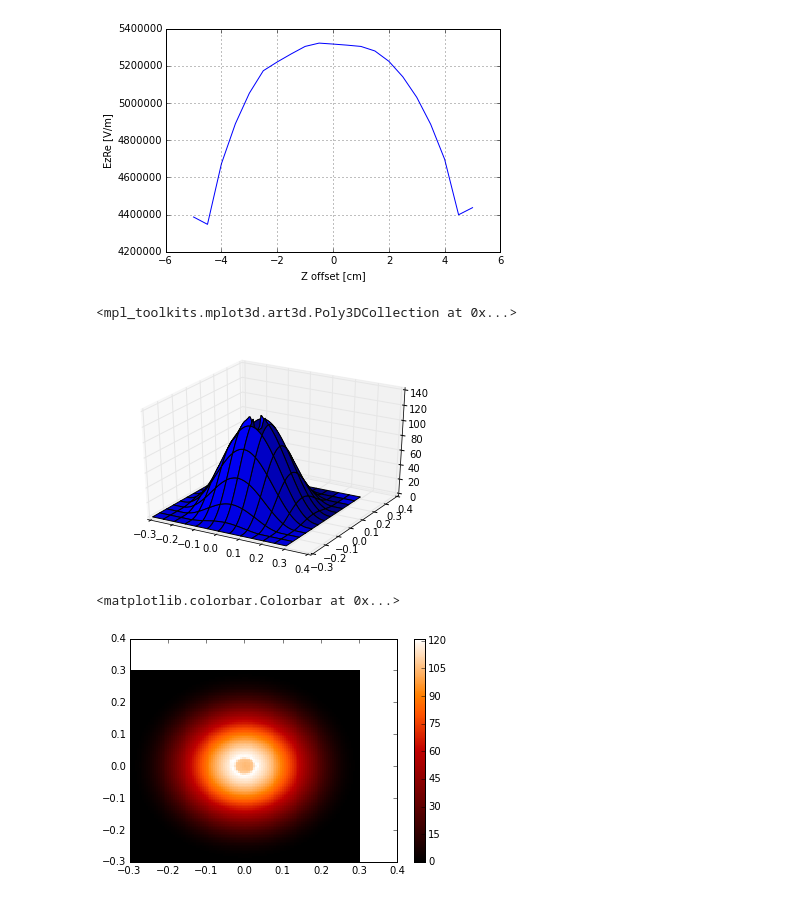
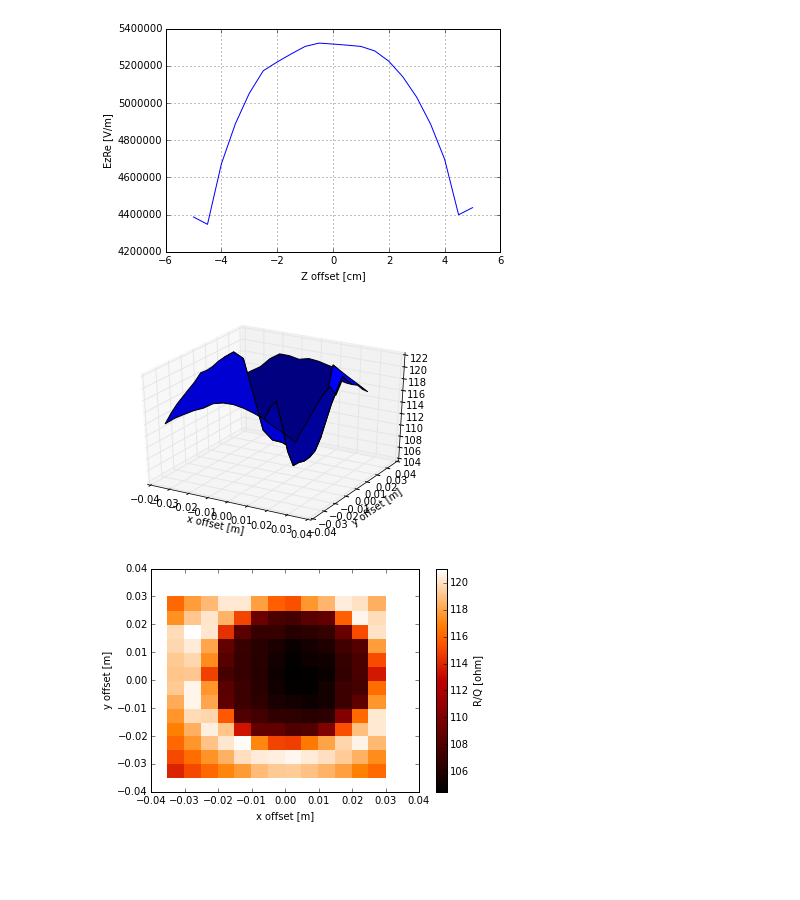
Before and after one commit to xaratustrah/misc_code, a Jupyter notebook: python/read_mws.ipynb, the cells around one changed output. Saved outputs shown, nothing was run; the diff lists cells and outputs as text; code cells hidden in the pictures; blank space fills up the shorter version.

```diff
--- a/python/read_mws.ipynb
+++ b/python/read_mws.ipynb
@@ -45,25 +53,36 @@ x, y, z, E= r.data[:,0]/100, r.data[:,1]/100, r.data[:,2]/100, abs(r.data[:,5])
-# %%
-x=x.reshape((21,121,121))
-y=y.reshape((21,121,121))
-z=z.reshape((21,121,121))
-E=E.reshape((21,121,121))
+# %%
+# reshape on z, then y, then x, x being the fastest changing in the nested loop xyz format
+x=x.reshape(znum,ynum,xnum)
+y=y.reshape(znum,ynum,xnum)
+z=z.reshape(znum,ynum,xnum)
+E=E.reshape(znum,ynum,xnum)
 # %%
-roq = np.zeros((121,121))
-for i in range(121):
-    for j in range(121):
+# calculate integral of E along z for every fixed x and y
+roq = np.zeros((xnum,ynum))
+for i in range(ynum):
+    for j in range(xnum):
         roq[i,j] = np.trapz(E[:,i,j], z[:,i,j])
 roq = roq**2/r.f0/2/np.pi
+# %%
+# set plot limits
+llim=53
+hlim=67
 # %%
 fig = plt.figure()
 ax = fig.gca(projection='3d')
-ax.plot_surface(x[0], y[0], roq)
+ax.plot_surface(x[0,llim:hlim,llim:hlim], y[0,llim:hlim,llim:hlim], roq[llim:hlim,llim:hlim])
+plt.xlabel('x offset [m]')
+plt.ylabel('y offset [m]')
+plt.savefig(r.filename_woe+'_surf.pdf')
 # %% [output]
-<mpl_toolkits.mplot3d.art3d.Poly3DCollection at 0x...>
-[figure, old version]
+[figure, new version]
 # %%
 fig=plt.figure()
-plt.pcolormesh(x[0], y[0], roq, cmap = cm.gist_heat)
-plt.colorbar()
+plt.pcolormesh(x[0,llim:hlim,llim:hlim], y[0,llim:hlim,llim:hlim], roq[llim:hlim,llim:hlim], cmap = cm.gist_heat)
+cb= plt.colorbar()
+plt.xlabel('x offset [m]')
+plt.ylabel('y offset [m]')
+cb.set_label('R/Q [ohm]')
+plt.savefig(r.filename_woe+'_map.pdf')
 # %% [output]
-<matplotlib.colorbar.Colorbar at 0x...>
-[figure, old version]
+[figure, new version]
```
Also changed, not shown: parts of 3 cells of this notebook, 1 other file.
